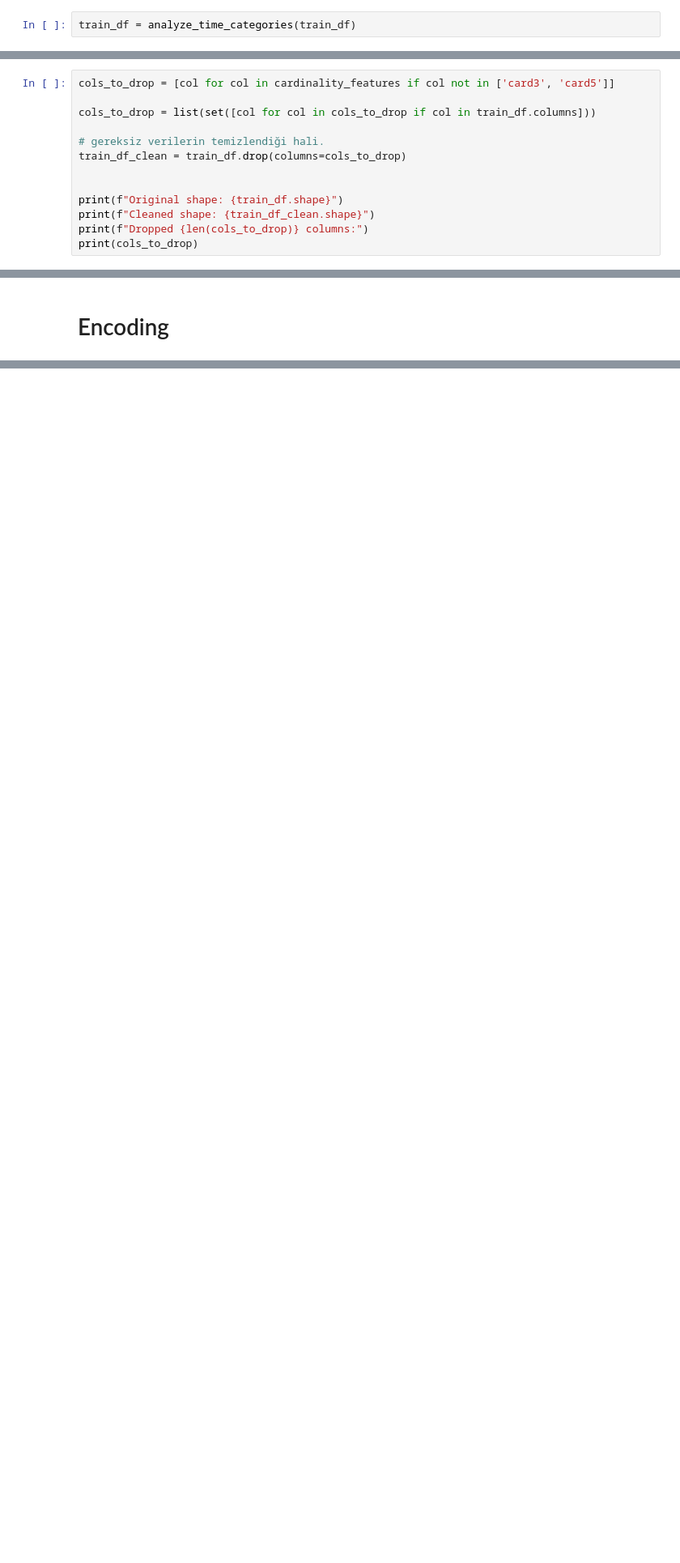
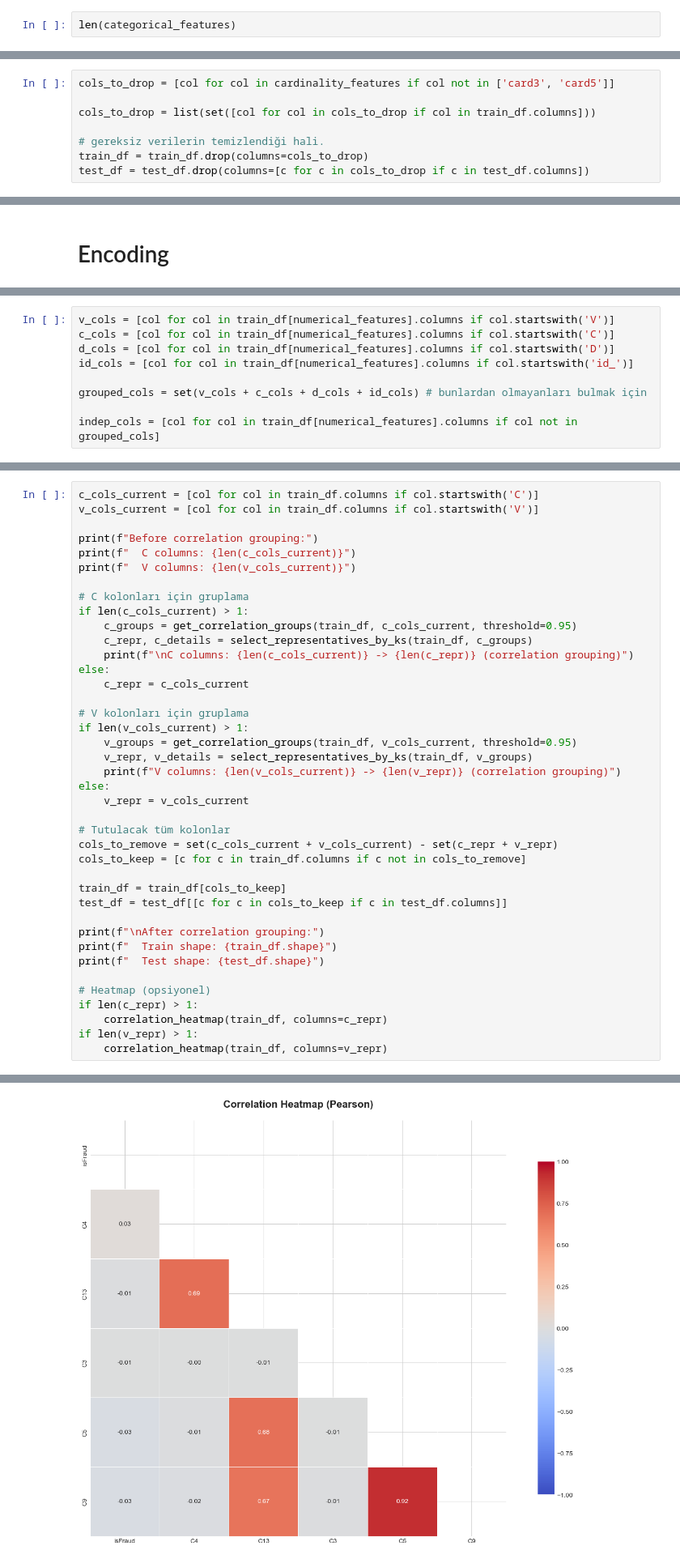
Before and after one commit to serhetgokdemir/mtm4651-assignment, a Jupyter notebook: notebooks/exploratory-data-analysis.ipynb, the cells around one changed output, grey strips where cells are left out. Shown at 81% size. Drawn from its saved outputs; the diff is of its cells as text; blank space fills up the shorter version.

Commit message:
veri model için hazır ama düzenlenecek çok şey var

```diff
--- a/notebooks/exploratory-data-analysis.ipynb
+++ b/notebooks/exploratory-data-analysis.ipynb
@@ -224,4 +325,4 @@ What it does:
 When deriving features, no statistics are learned from the existing data; deterministic transformations are performed.
 Therefore, the function does not have the data leakage risk. It is only important that the same process is applied to the test data!
 # %%
-train_df = analyze_time_categories(train_df)
+len(categorical_features)
@@ -428,11 +581,6 @@ cols_to_drop = [col for col in cardinality_features if col not in ['card3', 'car
 cols_to_drop = list(set([col for col in cols_to_drop if col in train_df.columns]))
 
 # gereksiz verilerin temizlendiği hali.
-train_df_clean = train_df.drop(columns=cols_to_drop)
-
-
-print(f"Original shape: {train_df.shape}")
-print(f"Cleaned shape: {train_df_clean.shape}")
-print(f"Dropped {len(cols_to_drop)} columns:")
-print(cols_to_drop)
+train_df = train_df.drop(columns=cols_to_drop)
+test_df = test_df.drop(columns=[c for c in cols_to_drop if c in test_df.columns])
 # %% [output]
@@ -487,0 +661,9 @@ Name: count, dtype: int64
+# %%
+v_cols = [col for col in train_df[numerical_features].columns if col.startswith('V')]
+c_cols = [col for col in train_df[numerical_features].columns if col.startswith('C')]
+d_cols = [col for col in train_df[numerical_features].columns if col.startswith('D')]
+id_cols = [col for col in train_df[numerical_features].columns if col.startswith('id_')]
+
+grouped_cols = set(v_cols + c_cols + d_cols + id_cols) # bunlardan olmayanları bulmak için
+
+indep_cols = [col for col in train_df[numerical_features].columns if col not in grouped_cols]
@@ -487,0 +853,41 @@ Name: count, dtype: int64
+# %%
+c_cols_current = [col for col in train_df.columns if col.startswith('C')]
+v_cols_current = [col for col in train_df.columns if col.startswith('V')]
+
+print(f"Before correlation grouping:")
+print(f"  C columns: {len(c_cols_current)}")
+print(f"  V columns: {len(v_cols_current)}")
+
+# C kolonları için gruplama
+if len(c_cols_current) > 1:
+    c_groups = get_correlation_groups(train_df, c_cols_current, threshold=0.95)
+    c_repr, c_details = select_representatives_by_ks(train_df, c_groups)
+    print(f"\nC columns: {len(c_cols_current)} -> {len(c_repr)} (correlation grouping)")
+else:
+    c_repr = c_cols_current
+
+# V kolonları için gruplama
+if len(v_cols_current) > 1:
+    v_groups = get_correlation_groups(train_df, v_cols_current, threshold=0.95)
+    v_repr, v_details = select_representatives_by_ks(train_df, v_groups)
+    print(f"V columns: {len(v_cols_current)} -> {len(v_repr)} (correlation grouping)")
+else:
+    v_repr = v_cols_current
+
+# Tutulacak tüm kolonlar
+cols_to_remove = set(c_cols_current + v_cols_current) - set(c_repr + v_repr)
+cols_to_keep = [c for c in train_df.columns if c not in cols_to_remove]
+
+train_df = train_df[cols_to_keep]
+test_df = test_df[[c for c in cols_to_keep if c in test_df.columns]]
+
+print(f"\nAfter correlation grouping:")
+print(f"  Train shape: {train_df.shape}")
+print(f"  Test shape: {test_df.shape}")
+
+# Heatmap (opsiyonel)
+if len(c_repr) > 1:
+    correlation_heatmap(train_df, columns=c_repr)
+if len(v_repr) > 1:
+    correlation_heatmap(train_df, columns=v_repr)
+# %% [output]
@@ -487,0 +904 @@ Name: count, dtype: int64
+[figure, added]
```
Also changed, not shown: parts of 32 cells of this notebook, 2 other files.
